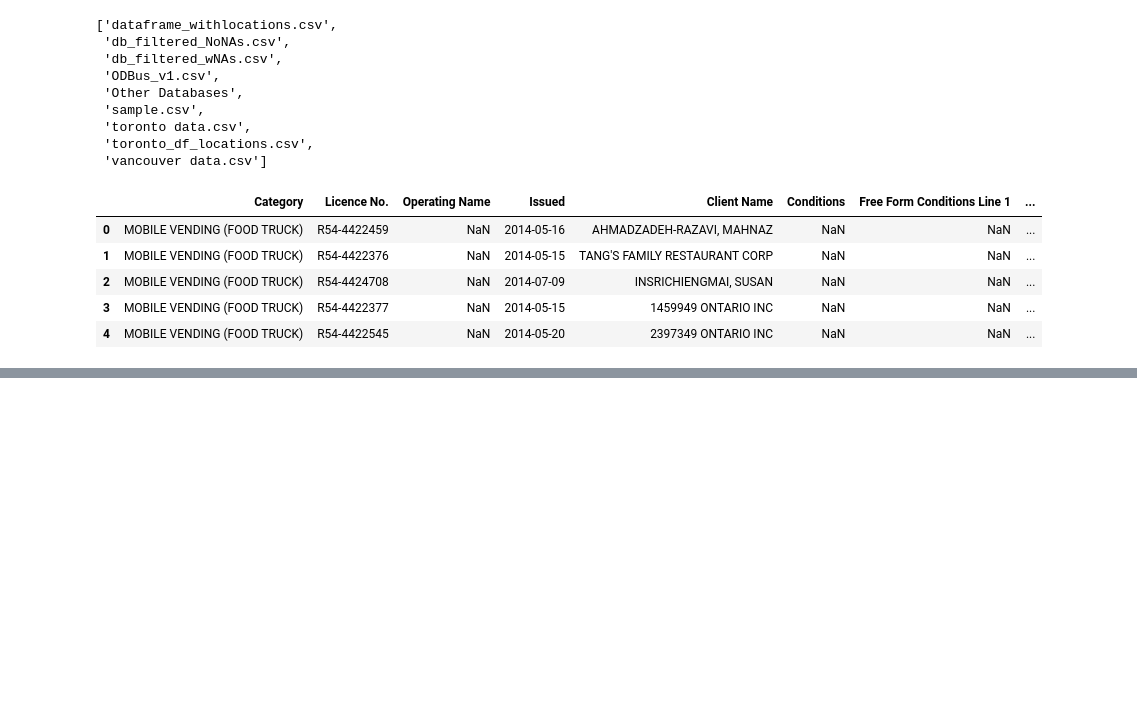
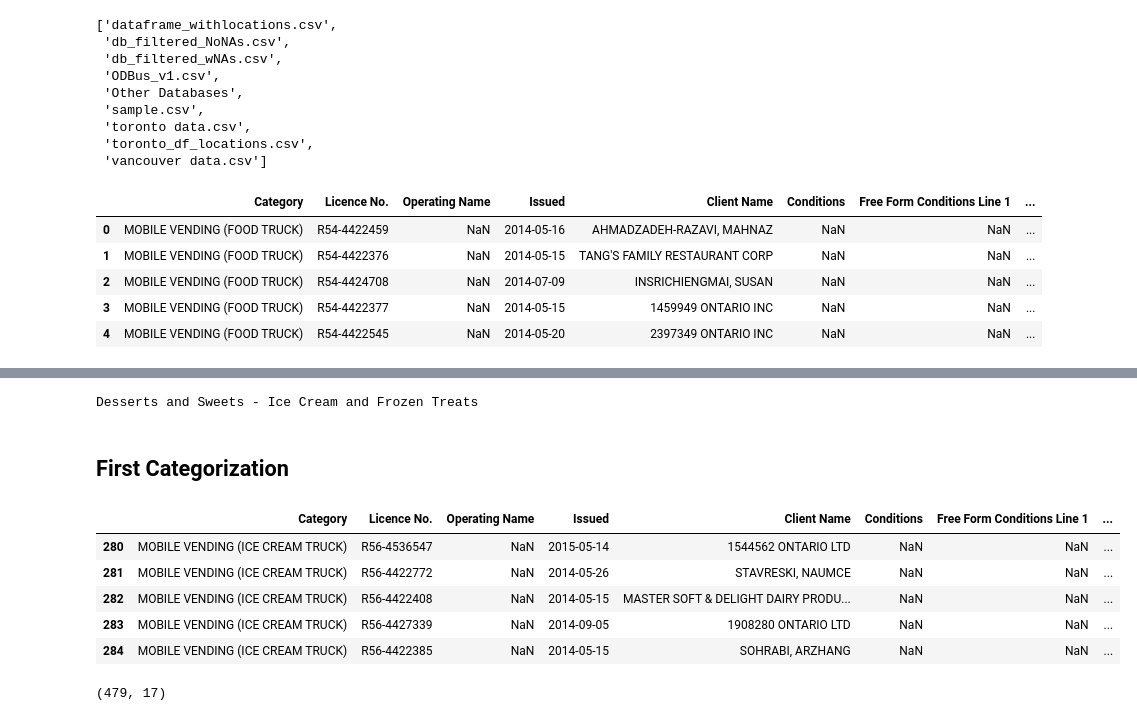
Before and after one commit to edwinsantosv/Economic-impact-of-Food-Trucks-on-Local-Municipalities, a Jupyter notebook: Cleaning_Notebooks/Cleaning_Toronto_Categories.ipynb, the cells around one changed output, grey strips where cells are left out. Cells and saved outputs as stored; diff of their text form; code cells hidden in the pictures; blank space fills up the shorter version.

```diff
--- a/Cleaning_Notebooks/Cleaning_Toronto_Categories.ipynb
+++ b/Cleaning_Notebooks/Cleaning_Toronto_Categories.ipynb
@@ -62,0 +229,21 @@ Name: Licence No., dtype: int64
+# %%
+response = get_completion(prompt, temperature=0)
+print(response)
+# %% [output]
+Desserts and Sweets - Ice Cream and Frozen Treats
+# %% [markdown]
+## First Categorization
+# %%
+df_icecream=df[df['Category']=='MOBILE VENDING (ICE CREAM TRUCK)']
+df_icecream.head()
+# %% [output]
+|  | Category | Licence No. | Operating Name | Issued | Client Name | Conditions | Free Form Conditions Line 1 | ... |
+| 280 | MOBILE VENDING (ICE CREAM TRUCK) | R56-4536547 | NaN | 2015-05-14 | 1544562 ONTARIO LTD | NaN | NaN | ... |
+| 281 | MOBILE VENDING (ICE CREAM TRUCK) | R56-4422772 | NaN | 2014-05-26 | STAVRESKI, NAUMCE | NaN | NaN | ... |
+| 282 | MOBILE VENDING (ICE CREAM TRUCK) | R56-4422408 | NaN | 2014-05-15 | MASTER SOFT & DELIGHT DAIRY PRODU... | NaN | NaN | ... |
+| 283 | MOBILE VENDING (ICE CREAM TRUCK) | R56-4427339 | NaN | 2014-09-05 | 1908280 ONTARIO LTD | NaN | NaN | ... |
+| 284 | MOBILE VENDING (ICE CREAM TRUCK) | R56-4422385 | NaN | 2014-05-15 | SOHRABI, ARZHANG | NaN | NaN | ... |
+# %%
+df_icecream.shape
+# %% [output]
+(479, 17)
```
Also changed, not shown: parts of 25 cells of this notebook, 4 other files.
